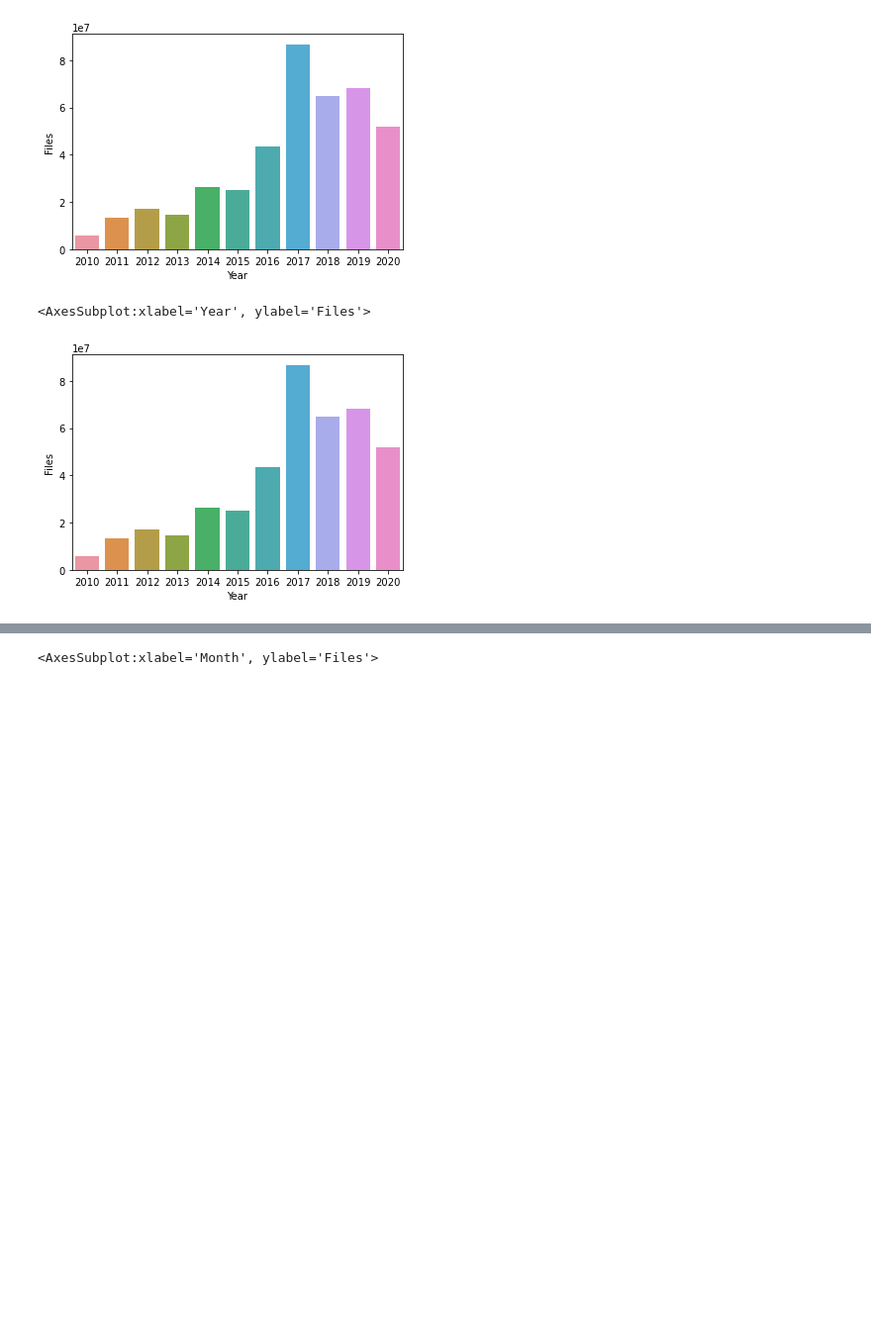
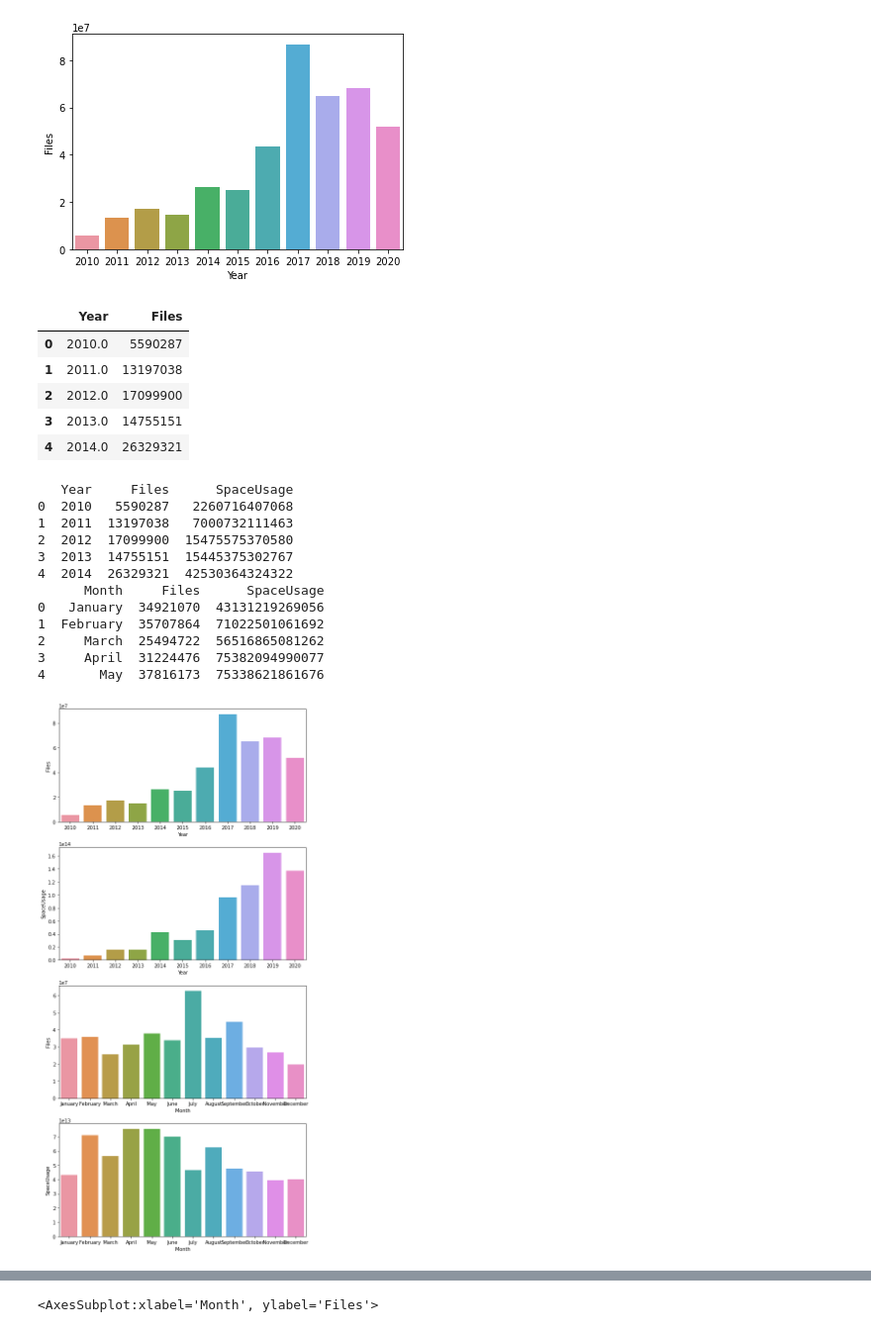
Before and after one commit to AaltoSciComp/data-analysis-workflows-course, a Jupyter notebook: python_exercises/ch3-python-lecture.ipynb, the cells around one changed output, grey strips where cells are left out. Shown: that part at 99% size. Drawn from its saved outputs; the diff is of its cells as text; code cells hidden in the pictures; blank space fills up the shorter version.

Commit message:
chapter-3: Cleaned up grouping examples a bit

```diff
--- a/python_exercises/ch3-python-lecture.ipynb
+++ b/python_exercises/ch3-python-lecture.ipynb
@@ -107,21 +107,52 @@ plt.savefig('newfiles_yearly_sum_python.svg')
 # %% [output]
 [figure]
 # %%
-def aggregate_filesize_data(data, groupings, target, agg_function):
+def aggregate_filesize_data(data, groupings, targets, agg_function):
     # Drop rows with NaNs (invalid years)
     data_relevant = data.dropna(axis=0)
     # Pick relevant columns
-    data_relevant = data_relevant.loc[:, groupings + [target]]
+    data_relevant = data_relevant.loc[:, groupings + targets]
     # Change grouping to category for prettier plotting
     data_relevant[groupings] = data_relevant[groupings].astype('category')
     # Aggregate data
     data_aggregated = data_relevant.groupby(groupings).agg(agg_function).reset_index()
     return data_aggregated
 
-newfiles_yearly_sum = aggregate_filesize_data(filesizes, ['Year'], 'Files', 'sum')
-# Fix year names
-newfiles_yearly_sum['Year'] = newfiles_yearly_sum['Year'].astype(int).astype('category')
-sb.barplot(x='Year', y='Files', data=newfiles_yearly_sum, ci=None)
+newfiles_yearly_sum = aggregate_filesize_data(filesizes, ['Year'], ['Files'], 'sum')
+newfiles_yearly_sum.head()
 # %% [output]
-<AxesSubplot:xlabel='Year', ylabel='Files'>
-[figure, removed]
+|  | Year | Files |
+| 0 | 2010.0 | 5590287 |
+| 1 | 2011.0 | 13197038 |
+| 2 | 2012.0 | 17099900 |
+| 3 | 2013.0 | 14755151 |
+| 4 | 2014.0 | 26329321 |
+# %%
+yearly_sum = aggregate_filesize_data(filesizes, ['Year'], ['Files', 'SpaceUsage'], 'sum')
+monthly_sum = aggregate_filesize_data(filesizes, ['Month'], ['Files', 'SpaceUsage'], 'sum')
+
+yearly_sum['Year'] = yearly_sum['Year'].astype(int).astype('category')
+
+print(yearly_sum.head())
+print(monthly_sum.head())
+
+fig, ((ax1, ax2, ax3, ax4))=plt.subplots(nrows=4, figsize=(8,16))
+sb.barplot(x='Year', y='Files', data=yearly_sum, ci=None, ax=ax1)
+sb.barplot(x='Year', y='SpaceUsage', data=yearly_sum, ci=None, ax=ax2)
+sb.barplot(x='Month', y='Files', data=monthly_sum, ci=None, ax=ax3)
+sb.barplot(x='Month', y='SpaceUsage', data=monthly_sum, ci=None, ax=ax4)
+plt.tight_layout()
+# %% [output]
+   Year     Files      SpaceUsage
+0  2010   5590287   2260716407068
+1  2011  13197038   7000732111463
+2  2012  17099900  15475575370580
+3  2013  14755151  15445375302767
+4  2014  26329321  42530364324322
+      Month     Files      SpaceUsage
+0   January  34921070  43131219269056
+1  February  35707864  71022501061692
+2     March  25494722  56516865081262
+3     April  31224476  75382094990077
+4       May  37816173  75338621861676
+[figure, added]
```
Also changed, not shown: parts of 4 cells of this notebook, 2 other files.
